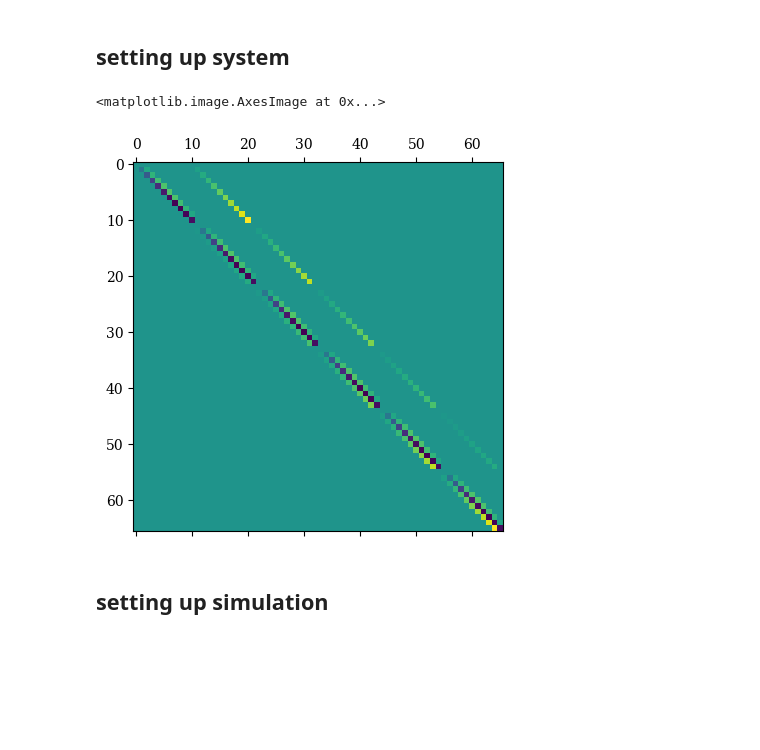
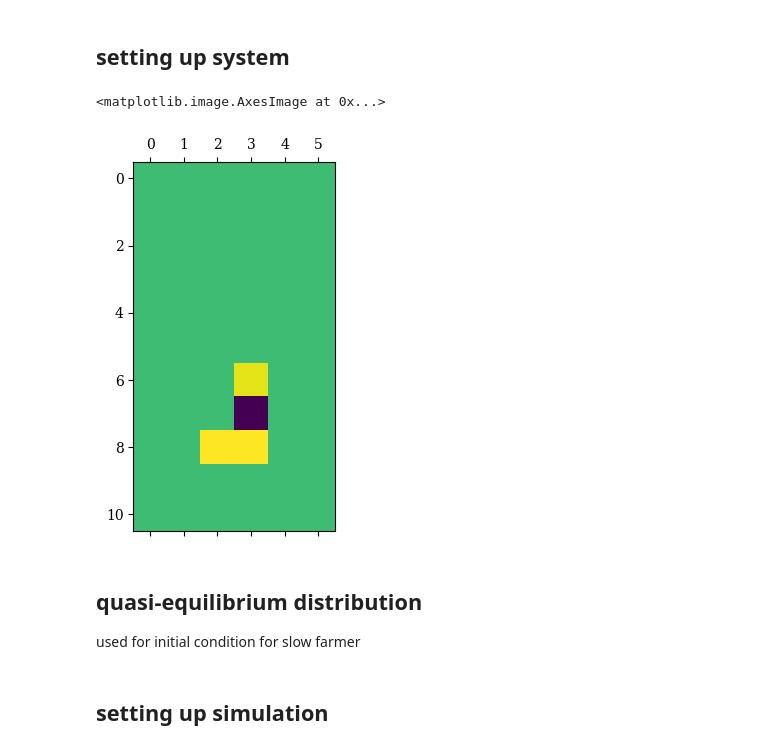
Before and after one commit to ELFREELAND/minecraft_sheep, a Jupyter notebook: stochastic/slow_farmer_stochastic.ipynb, the cells around one changed output. Drawn from its saved outputs; the diff is of its cells as text; code cells hidden in the pictures; blank space fills up the shorter version.

```diff
--- a/stochastic/slow_farmer_stochastic.ipynb
+++ b/stochastic/slow_farmer_stochastic.ipynb
@@ -49,15 +60,10 @@ def s_ijkl(i, j, k, l, N, A):
         return 0
 # %%
 def sMatrix(N, A):
-    s_matrix = np.zeros(((N+1)*(A+1), (N+1)*(A+1)))
-    for m in range((N+1)*(A+1)):
-        for n in range((N+1)*(A+1)):
-            #n will be i and j
-            #m will be k and l
-            #since j increases every time i passes A in the q vector, we need to mod by A+1
-            i = m%(A+1)
-            j = int(m/(A+1))
-            k = n%(A+1)
-            l = int(n/(A+1))
-            s_matrix[m,n] = s_ijkl(i, j, k, l, N, A)
+    s_matrix = np.zeros((A+1, N+1, A+1, N+1))
+    for i in range(A+1):
+        for j in range(N+1):
+            for k in range(A+1):
+                for l in range(N+1):
+                    s_matrix[i,j,k,l] = s_ijkl(i, j, k, l, N, A)
     return s_matrix
@@ -64,7 +100,10 @@ def sMatrix(N, A):
 # %%
 f, ax = plt.subplots()
 
-ax.matshow(sMatrix(5, 10))
+ax.matshow(sMatrix(5, 10)[:, :, 7, 3])
 # %% [output]
 <matplotlib.image.AxesImage at 0x...>
-[figure, old version]
+[figure, new version]
+# %% [markdown]
+## quasi-equilibrium distribution
+used for initial condition for slow farmer
```
Also changed, not shown: parts of 14 cells of this notebook, 3 other files.
